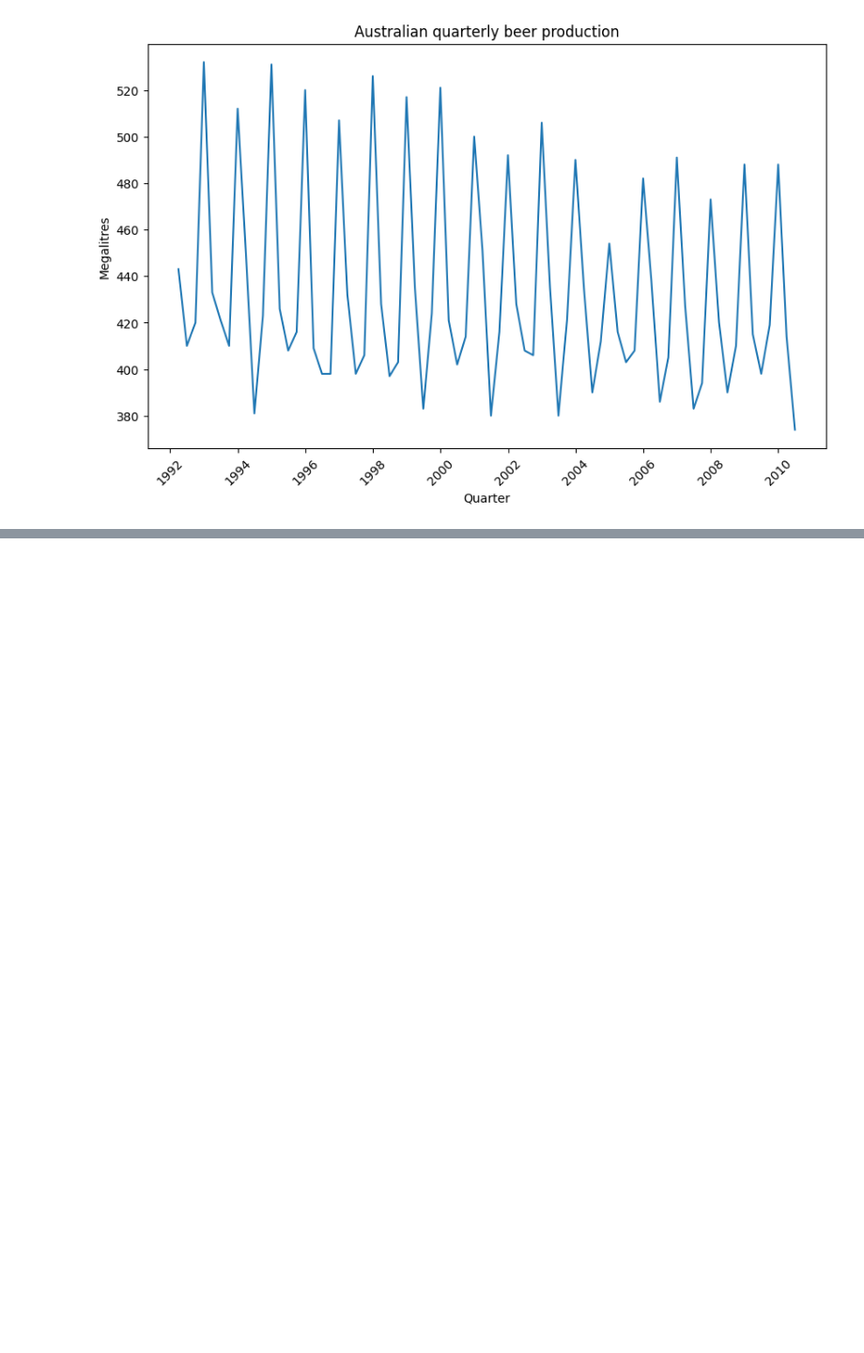
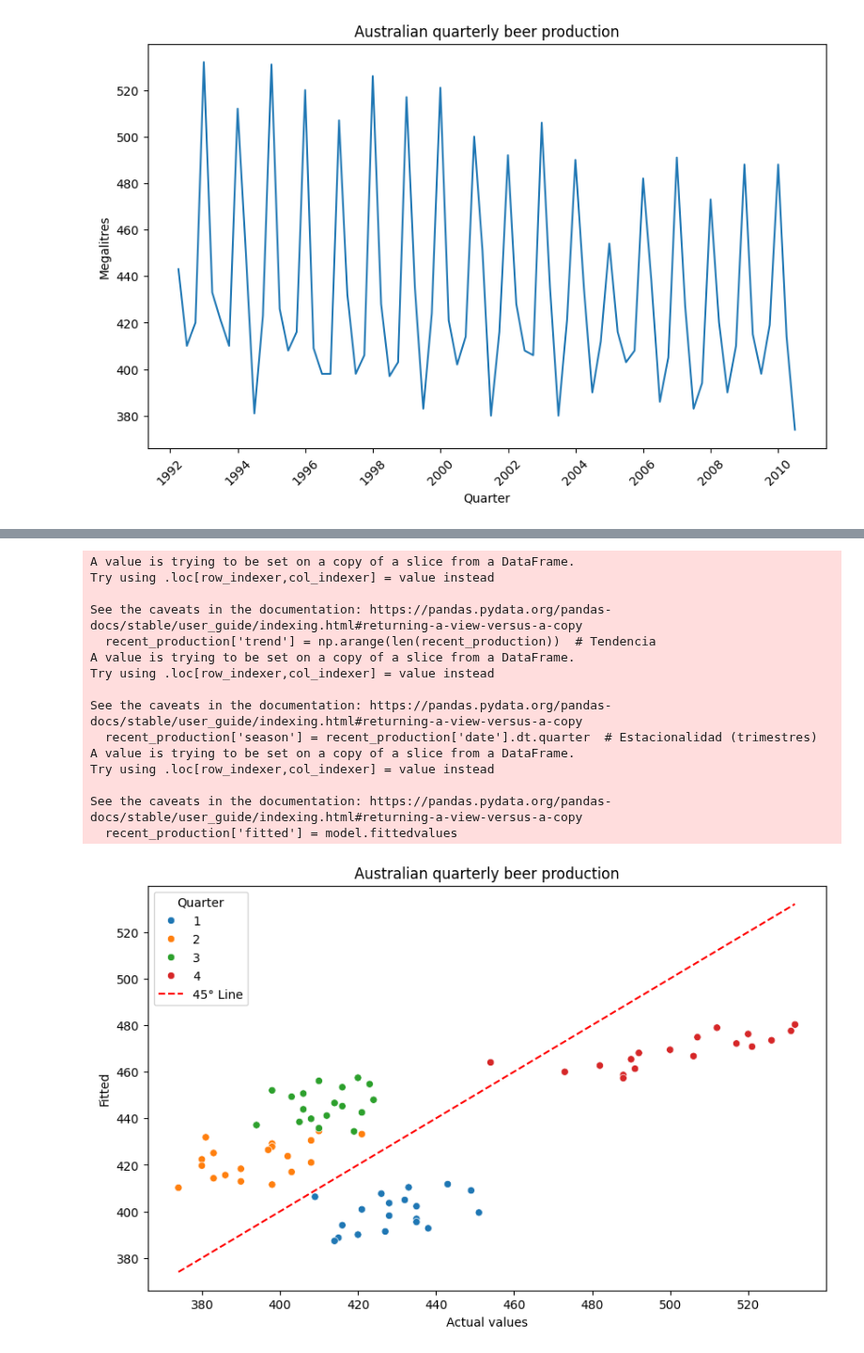
Before and after one commit to DavidGuzzi/TSA, a Jupyter notebook: Forecasting Principles and Practice 3rd/2/7.ipynb, the cells around one changed output, grey strips where cells are left out. Shown at 94% size. Saved outputs shown, nothing was run; the diff lists cells and outputs as text; code cells hidden in the pictures; blank space fills up the shorter version.

```diff
--- a/Forecasting Principles and Practice 3rd/2/7.ipynb
+++ b/Forecasting Principles and Practice 3rd/2/7.ipynb
@@ -279,0 +307,58 @@ See the caveats in the documentation: https://pandas.pydata.org/pandas-docs/stab
+# %%
+import pandas as pd
+import numpy as np
+import statsmodels.api as sm
+import seaborn as sns
+import matplotlib.pyplot as plt
+
+# Suponiendo que `recent_production` tiene las columnas 'Beer' y 'Quarter'
+# Añadir variables de tendencia y estacionalidad
+recent_production['trend'] = np.arange(len(recent_production))  # Tendencia
+recent_production['season'] = recent_production['date'].dt.quarter  # Estacionalidad (trimestres)
+
+# Crear el modelo de regresión con 'Beer' como variable dependiente y 'trend' y 'season' como variables explicativas
+X = sm.add_constant(recent_production[['trend', 'season']])  # Añadir constante para la intersección
+y = recent_production['Beer']
+
+# Ajustar el modelo de regresión
+model = sm.OLS(y, X).fit()
+
+# Obtener los valores ajustados
+recent_production['fitted'] = model.fittedvalues
+
+# Crear el gráfico
+plt.figure(figsize=(10, 6))
+
+# Graficar los valores reales frente a los ajustados
+sns.scatterplot(data=recent_production, x='Beer', y='fitted', hue='season', palette='tab10')
+
+# Añadir una línea de 45 grados (y = x)
+plt.plot([recent_production['Beer'].min(), recent_production['Beer'].max()],
+         [recent_production['Beer'].min(), recent_production['Beer'].max()],
+         color='red', linestyle='--', label='45° Line')
+
+# Personalizar leyendas y etiquetas
+plt.xlabel('Actual values')
+plt.ylabel('Fitted')
+plt.title('Australian quarterly beer production')
+plt.legend(title='Quarter')
+
+# Mostrar el gráfico
+plt.show()
+# %% [output]
+A value is trying to be set on a copy of a slice from a DataFrame.
+Try using .loc[row_indexer,col_indexer] = value instead
+
+See the caveats in the documentation: https://pandas.pydata.org/pandas-docs/stable/user_guide/indexing.html#returning-a-view-versus-a-copy
+  recent_production['trend'] = np.arange(len(recent_production))  # Tendencia
+A value is trying to be set on a copy of a slice from a DataFrame.
+Try using .loc[row_indexer,col_indexer] = value instead
+
+See the caveats in the documentation: https://pandas.pydata.org/pandas-docs/stable/user_guide/indexing.html#returning-a-view-versus-a-copy
+  recent_production['season'] = recent_production['date'].dt.quarter  # Estacionalidad (trimestres)
+A value is trying to be set on a copy of a slice from a DataFrame.
+Try using .loc[row_indexer,col_indexer] = value instead
+
+See the caveats in the documentation: https://pandas.pydata.org/pandas-docs/stable/user_guide/indexing.html#returning-a-view-versus-a-copy
+  recent_production['fitted'] = model.fittedvalues
+[figure, added]
```
Also changed, not shown: parts of 3 cells of this notebook.
